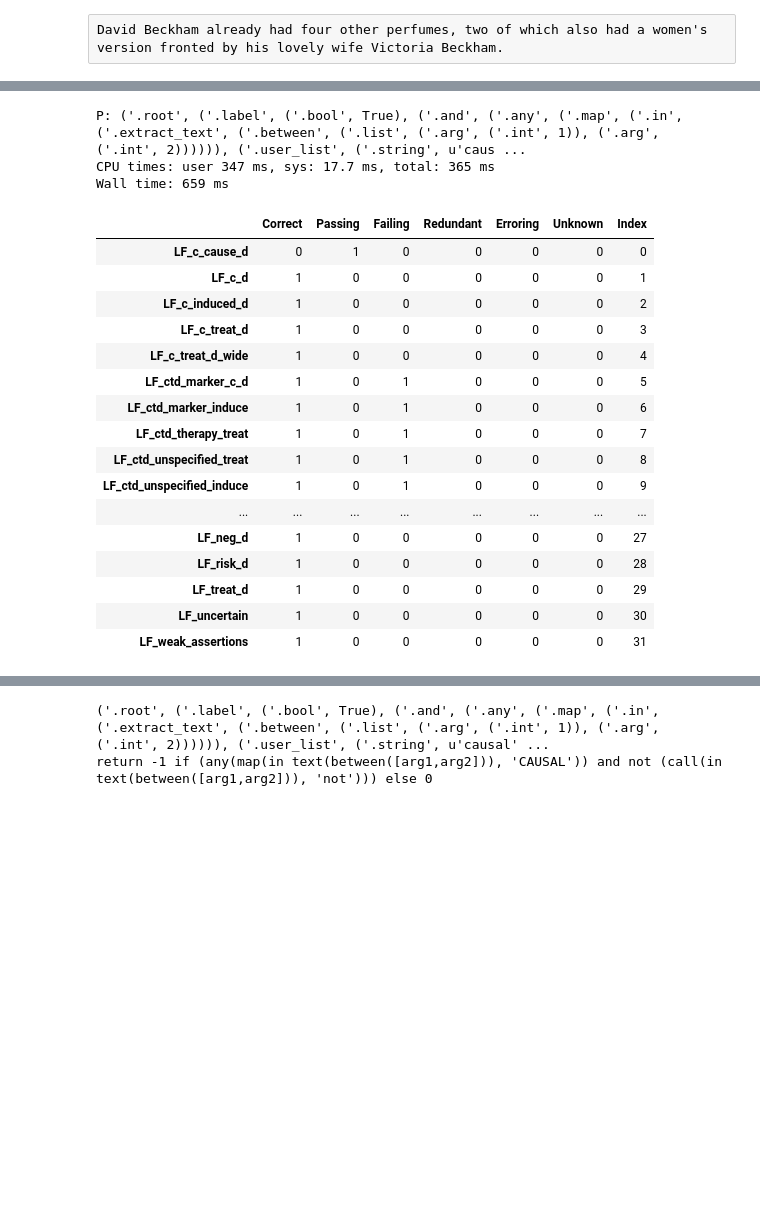
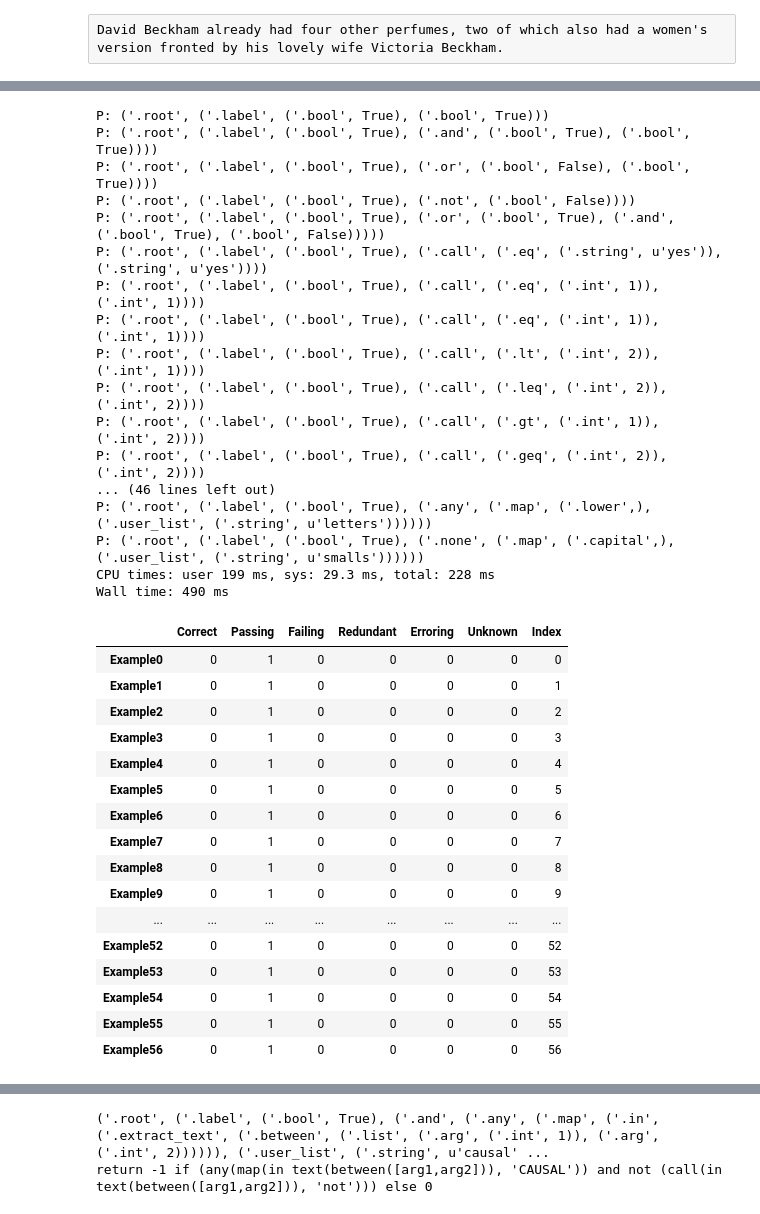
Before and after one commit to yayitswei/snorkel, a Jupyter notebook: tutorials/cdr/Testing.ipynb, the cells around one changed output, grey strips where cells are left out. Saved outputs shown, nothing was run; the diff lists cells and outputs as text; code cells hidden in the pictures; blank space fills up the shorter version.

```diff
--- a/tutorials/cdr/Testing.ipynb
+++ b/tutorials/cdr/Testing.ipynb
@@ -6,0 +4,4 @@ DOMAIN = 'semparse_cdr'
+# %%
+# DOMAIN = 'semparse_cdr'
+# DOMAIN = 'semparse_spouse'
+DOMAIN = 'semparse_test'
@@ -7,14 +18,7 @@ DOMAIN = 'semparse_cdr'
 # %%
-import sys
-import os
+from snorkel.models import candidate_subclass
 
-os.environ['SNORKELDB'] = 'postgres:///{}'.format(DOMAIN)
-
-from snorkel import SnorkelSession
-session = SnorkelSession()
-
-from snorkel.models import candidate_subclass
-if DOMAIN in ['test', 'spouse']:
+if DOMAIN in ['semparse_test', 'semparse_spouse']:
     Spouse = candidate_subclass('Spouse', ['person1', 'person2'])
     candidate_class = Spouse
 elif DOMAIN == 'semparse_cdr':
@@ -113,36 +117,50 @@ Wall time: 16.1 ms
 # %%
 %time results = sp.evaluate(examples,\
                             show_everything=False,\
                             show_explanation=False,\
                             show_candidate=False,\
                             show_sentence=False,\
                             show_parse=False,\
-                            show_passing=True,\
+                            show_passing=False,\
                             show_correct=False,\
                             pseudo_python=False,\
                             only=[])
 results
 # %% [output]
-P: ('.root', ('.label', ('.bool', True), ('.and', ('.any', ('.map', ('.in', ('.extract_text', ('.between', ('.list', ('.arg', ('.int', 1)), ('.arg', ('.int', 2)))))), ('.user_list', ('.string', u'caus ...
-CPU times: user 347 ms, sys: 17.7 ms, total: 365 ms
-Wall time: 659 ms
+P: ('.root', ('.label', ('.bool', True), ('.bool', True)))
+P: ('.root', ('.label', ('.bool', True), ('.and', ('.bool', True), ('.bool', True))))
+P: ('.root', ('.label', ('.bool', True), ('.or', ('.bool', False), ('.bool', True))))
+P: ('.root', ('.label', ('.bool', True), ('.not', ('.bool', False))))
+P: ('.root', ('.label', ('.bool', True), ('.or', ('.bool', True), ('.and', ('.bool', True), ('.bool', False)))))
+P: ('.root', ('.label', ('.bool', True), ('.call', ('.eq', ('.string', u'yes')), ('.string', u'yes'))))
+P: ('.root', ('.label', ('.bool', True), ('.call', ('.eq', ('.int', 1)), ('.int', 1))))
+P: ('.root', ('.label', ('.bool', True), ('.call', ('.eq', ('.int', 1)), ('.int', 1))))
+P: ('.root', ('.label', ('.bool', True), ('.call', ('.lt', ('.int', 2)), ('.int', 1))))
+P: ('.root', ('.label', ('.bool', True), ('.call', ('.leq', ('.int', 2)), ('.int', 2))))
+P: ('.root', ('.label', ('.bool', True), ('.call', ('.gt', ('.int', 1)), ('.int', 2))))
+P: ('.root', ('.label', ('.bool', True), ('.call', ('.geq', ('.int', 2)), ('.int', 2))))
+... (46 lines left out)
+P: ('.root', ('.label', ('.bool', True), ('.any', ('.map', ('.lower',), ('.user_list', ('.string', u'letters'))))))
+P: ('.root', ('.label', ('.bool', True), ('.none', ('.map', ('.capital',), ('.user_list', ('.string', u'smalls'))))))
+CPU times: user 199 ms, sys: 29.3 ms, total: 228 ms
+Wall time: 490 ms
 |  | Correct | Passing | Failing | Redundant | Erroring | Unknown | Index |
-| LF_c_cause_d | 0 | 1 | 0 | 0 | 0 | 0 | 0 |
-| LF_c_d | 1 | 0 | 0 | 0 | 0 | 0 | 1 |
-| LF_c_induced_d | 1 | 0 | 0 | 0 | 0 | 0 | 2 |
-| LF_c_treat_d | 1 | 0 | 0 | 0 | 0 | 0 | 3 |
-| LF_c_treat_d_wide | 1 | 0 | 0 | 0 | 0 | 0 | 4 |
-| LF_ctd_marker_c_d | 1 | 0 | 1 | 0 | 0 | 0 | 5 |
-| LF_ctd_marker_induce | 1 | 0 | 1 | 0 | 0 | 0 | 6 |
-| LF_ctd_therapy_treat | 1 | 0 | 1 | 0 | 0 | 0 | 7 |
-| LF_ctd_unspecified_treat | 1 | 0 | 1 | 0 | 0 | 0 | 8 |
-| LF_ctd_unspecified_induce | 1 | 0 | 1 | 0 | 0 | 0 | 9 |
+| Example0 | 0 | 1 | 0 | 0 | 0 | 0 | 0 |
+| Example1 | 0 | 1 | 0 | 0 | 0 | 0 | 1 |
+| Example2 | 0 | 1 | 0 | 0 | 0 | 0 | 2 |
+| Example3 | 0 | 1 | 0 | 0 | 0 | 0 | 3 |
+| Example4 | 0 | 1 | 0 | 0 | 0 | 0 | 4 |
+| Example5 | 0 | 1 | 0 | 0 | 0 | 0 | 5 |
+| Example6 | 0 | 1 | 0 | 0 | 0 | 0 | 6 |
+| Example7 | 0 | 1 | 0 | 0 | 0 | 0 | 7 |
+| Example8 | 0 | 1 | 0 | 0 | 0 | 0 | 8 |
+| Example9 | 0 | 1 | 0 | 0 | 0 | 0 | 9 |
 | ... | ... | ... | ... | ... | ... | ... | ... |
-| LF_neg_d | 1 | 0 | 0 | 0 | 0 | 0 | 27 |
-| LF_risk_d | 1 | 0 | 0 | 0 | 0 | 0 | 28 |
-| LF_treat_d | 1 | 0 | 0 | 0 | 0 | 0 | 29 |
-| LF_uncertain | 1 | 0 | 0 | 0 | 0 | 0 | 30 |
-| LF_weak_assertions | 1 | 0 | 0 | 0 | 0 | 0 | 31 |
+| Example52 | 0 | 1 | 0 | 0 | 0 | 0 | 52 |
+| Example53 | 0 | 1 | 0 | 0 | 0 | 0 | 53 |
+| Example54 | 0 | 1 | 0 | 0 | 0 | 0 | 54 |
+| Example55 | 0 | 1 | 0 | 0 | 0 | 0 | 55 |
+| Example56 | 0 | 1 | 0 | 0 | 0 | 0 | 56 |
 # %%
 import numpy as np
 print np.sum(results, axis=0)
```
Also changed, not shown: parts of 9 cells of this notebook, 2 other files.
